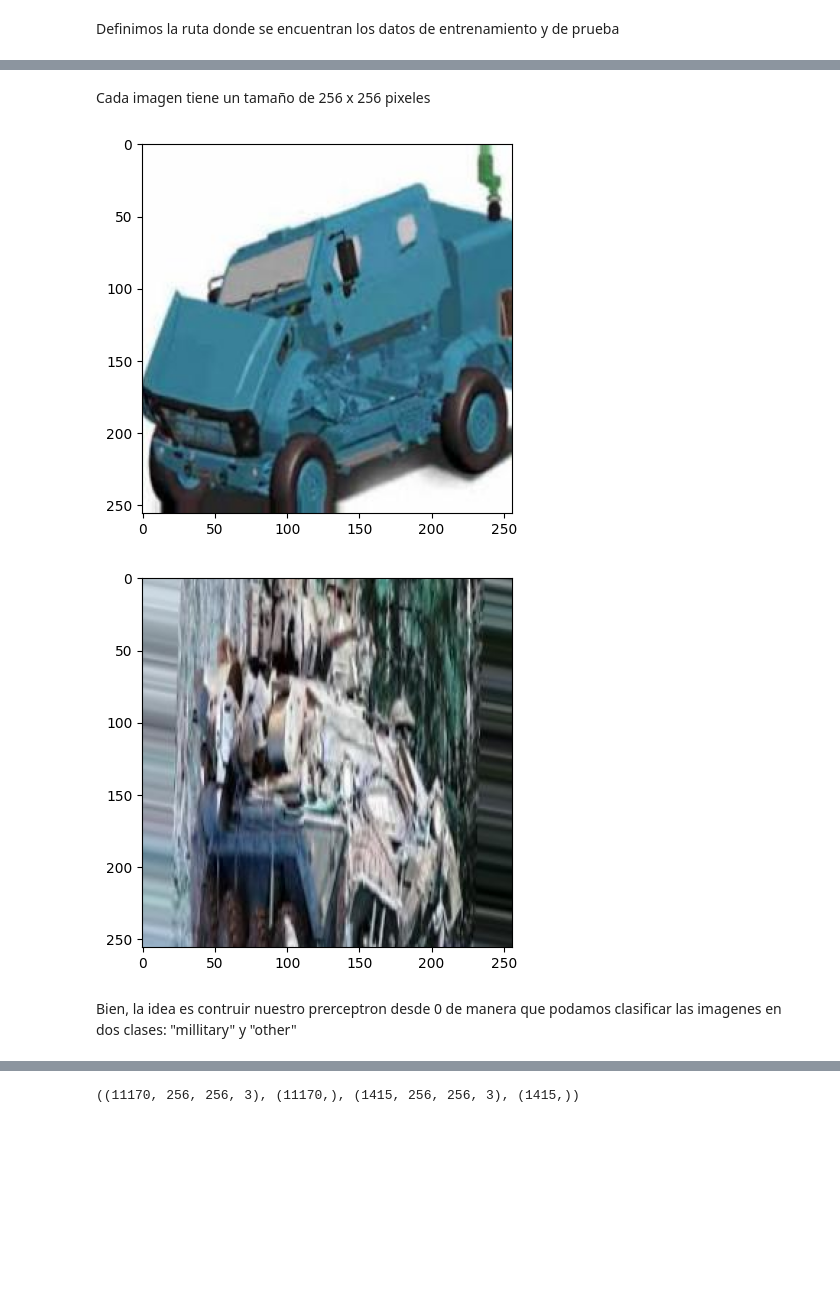
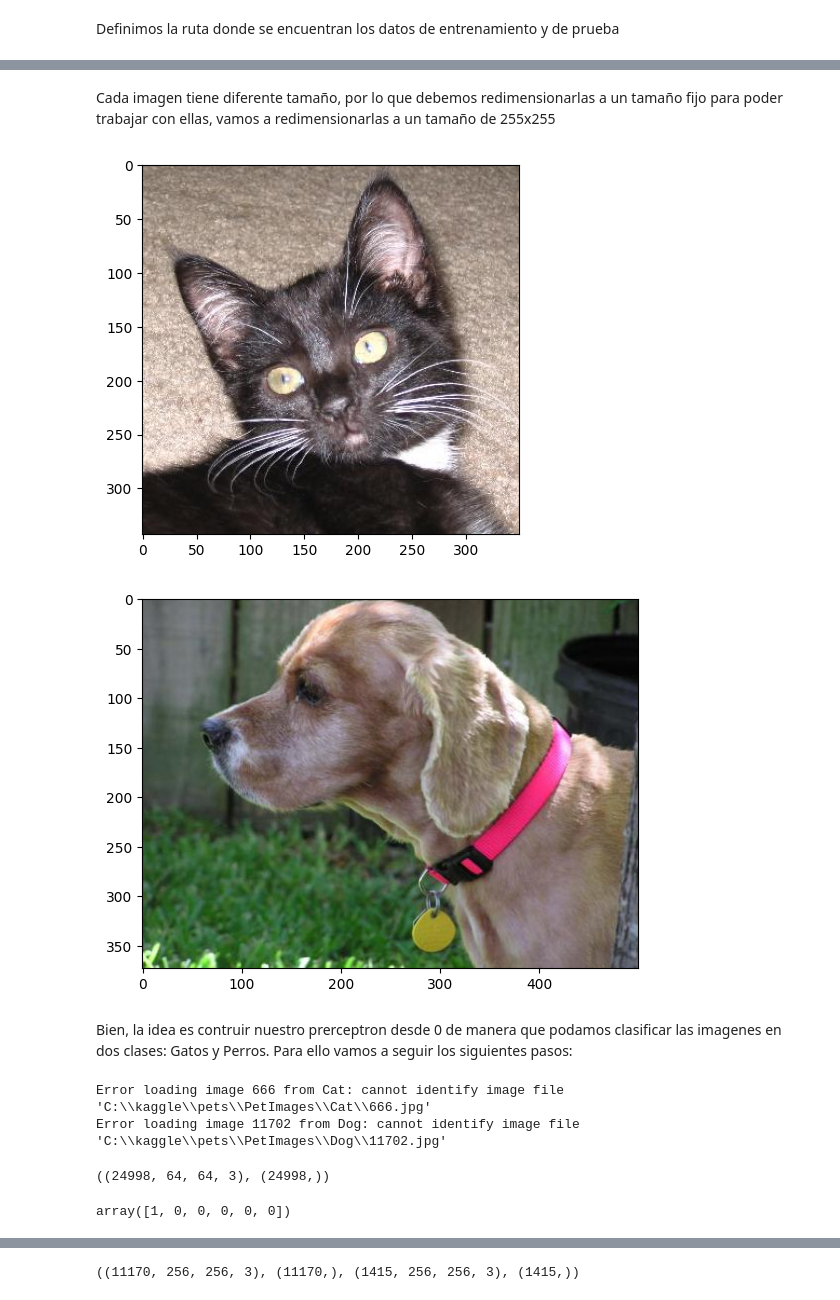
Before and after one commit to Defiant7426/classification_model, a Jupyter notebook: clasificationModel/model.ipynb, the cells around one changed output, grey strips where cells are left out. Drawn from its saved outputs; the diff is of its cells as text; code cells hidden in the pictures; blank space fills up the shorter version.

```diff
--- a/clasificationModel/model.ipynb
+++ b/clasificationModel/model.ipynb
@@ -6,8 +6,8 @@ import os
 # %% [markdown]
 Definimos la ruta donde se encuentran los datos de entrenamiento y de prueba
 # %%
-path = ("C:/kaggle/dataset_moviles")
+path = ("C:/kaggle/pets/PetImages")
 # %%
-path_train = path + "/train"
-path_test = path + "/test"
+path_cat = path + "/Cat"
+path_dog = path + "/Dog"
 # %%
@@ -38,17 +38,17 @@ os.listdir(path_train + "/millitary")
  ...]
 # %% [markdown]
-Cada imagen tiene un tamaño de 256 x 256 pixeles
+Cada imagen tiene diferente tamaño, por lo que debemos redimensionarlas a un tamaño fijo para poder trabajar con ellas, vamos a redimensionarlas a un tamaño de 255x255
 # %%
-img = plt.imread(path_train + "/millitary/millitary_0_2.jpeg")
+img = plt.imread(path_cat + "/102.jpg")
 plt.imshow(img)
 plt.show()
 # %% [output]
-[figure, old version]
+[figure, new version]
 # %%
-img = plt.imread(path_train + "/millitary/millitary_0_9999.jpeg")
+img = plt.imread(path_dog + "/102.jpg")
 plt.imshow(img)
 plt.show()
 # %% [output]
-[figure, old version]
+[figure, new version]
 # %% [markdown]
-Bien, la idea es contruir nuestro prerceptron desde 0 de manera que podamos clasificar las imagenes en dos clases: "millitary" y "other"
+Bien, la idea es contruir nuestro prerceptron desde 0 de manera que podamos clasificar las imagenes en dos clases: Gatos y Perros. Para ello vamos a seguir los siguientes pasos:
@@ -55,44 +78,13 @@ Bien, la idea es contruir nuestro prerceptron desde 0 de manera que podamos clas
 # %%
-def load_dataset_train():
-    '''
-    :return: numpy array n x m, numpy array n x 1
-    '''
-    X = []
-    y = []
-    for i in range(10000):
-        try:
-            img = plt.imread(path_train + "/millitary/millitary_0_" + str(i) + ".jpeg")
-            X.append(img)
-            y.append(1)
-        except:
-            pass
-    for i in range(10000):
-        try:
-            img = plt.imread(path_train + "/other/other_0_" + str(i) + ".jpeg")
-            X.append(img)
-            y.append(0)
-        except:
-            pass
-    return np.array(X), np.array(y)
-
-def load_dataset_test():
-    '''
-    :return: numpy array n x m, numpy array n x 1
-    '''
-    X = []
-    y = []
-    for i in range(2,10000):
-        try:
-            img = plt.imread(path_test + "/millitary/millitary_0_" + str(i) + ".jpeg")
-            X.append(img)
-            y.append(1)
-        except:
-            pass
-    for i in range(1000):
-        try:
-            img = plt.imread(path_test + "/other/other_0_" + str(i) + ".jpeg")
-            X.append(img)
-            y.append(0)
-        except:
-            pass
-    return np.array(X), np.array(y)
+X, y = load_dataset()
+# %% [output]
+Error loading image 666 from Cat: cannot identify image file 'C:\\kaggle\\pets\\PetImages\\Cat\\666.jpg'
+Error loading image 11702 from Dog: cannot identify image file 'C:\\kaggle\\pets\\PetImages\\Dog\\11702.jpg'
+# %%
+X.shape, y.shape
+# %% [output]
+((24998, 64, 64, 3), (24998,))
+# %%
+y
+# %% [output]
+array([1, 0, 0, 0, 0, 0])
```
Also changed, not shown: parts of 11 cells of this notebook.
